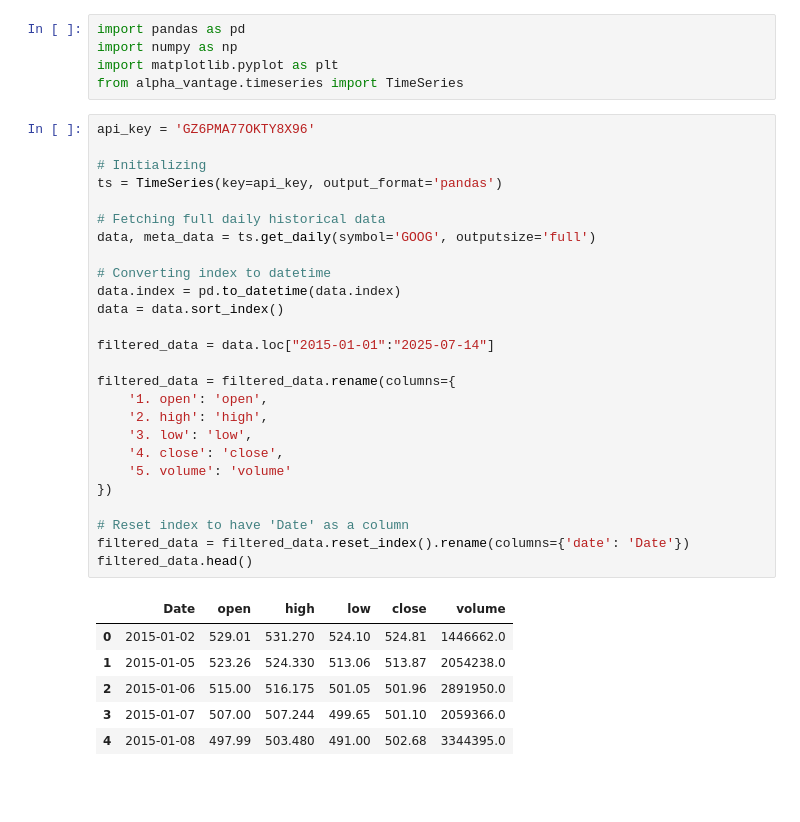
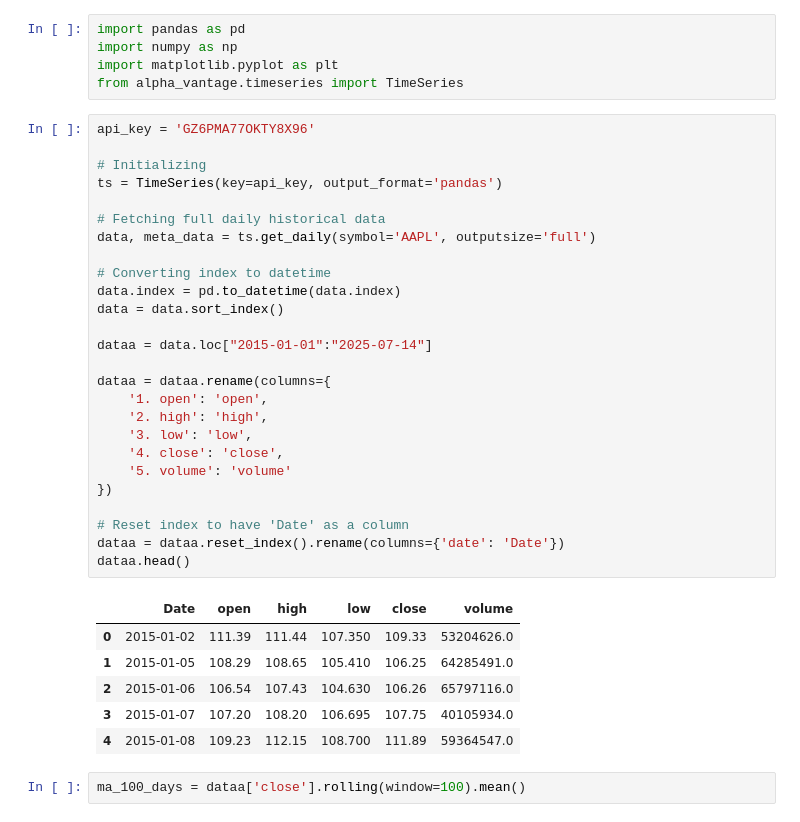
Before and after one commit to DevGupta0112/applied_Machine_Learning, a Jupyter notebook: stock_prediction/model.ipynb, the cells around one changed output. Cells and saved outputs as stored; diff of their text form; blank space fills up the shorter version.

```diff
--- a/stock_prediction/model.ipynb
+++ b/stock_prediction/model.ipynb
@@ -6,33 +6,35 @@ from alpha_vantage.timeseries import TimeSeries
 # %%
 api_key = 'GZ6PMA77OKTY8X96'
 
 # Initializing
 ts = TimeSeries(key=api_key, output_format='pandas')
 
 # Fetching full daily historical data
-data, meta_data = ts.get_daily(symbol='GOOG', outputsize='full')
+data, meta_data = ts.get_daily(symbol='AAPL', outputsize='full')
 
 # Converting index to datetime
 data.index = pd.to_datetime(data.index)
 data = data.sort_index()
 
-filtered_data = data.loc["2015-01-01":"2025-07-14"]
+dataa = data.loc["2015-01-01":"2025-07-14"]
 
-filtered_data = filtered_data.rename(columns={
+dataa = dataa.rename(columns={
     '1. open': 'open',
     '2. high': 'high',
     '3. low': 'low',
     '4. close': 'close',
     '5. volume': 'volume'
 })
 
 # Reset index to have 'Date' as a column
-filtered_data = filtered_data.reset_index().rename(columns={'date': 'Date'})
-filtered_data.head()
+dataa = dataa.reset_index().rename(columns={'date': 'Date'})
+dataa.head()
 # %% [output]
 |  | Date | open | high | low | close | volume |
-| 0 | 2015-01-02 | 529.01 | 531.270 | 524.10 | 524.81 | 1446662.0 |
-| 1 | 2015-01-05 | 523.26 | 524.330 | 513.06 | 513.87 | 2054238.0 |
-| 2 | 2015-01-06 | 515.00 | 516.175 | 501.05 | 501.96 | 2891950.0 |
-| 3 | 2015-01-07 | 507.00 | 507.244 | 499.65 | 501.10 | 2059366.0 |
-| 4 | 2015-01-08 | 497.99 | 503.480 | 491.00 | 502.68 | 3344395.0 |
+| 0 | 2015-01-02 | 111.39 | 111.44 | 107.350 | 109.33 | 53204626.0 |
+| 1 | 2015-01-05 | 108.29 | 108.65 | 105.410 | 106.25 | 64285491.0 |
+| 2 | 2015-01-06 | 106.54 | 107.43 | 104.630 | 106.26 | 65797116.0 |
+| 3 | 2015-01-07 | 107.20 | 108.20 | 106.695 | 107.75 | 40105934.0 |
+| 4 | 2015-01-08 | 109.23 | 112.15 | 108.700 | 111.89 | 59364547.0 |
+# %%
+ma_100_days = dataa['close'].rolling(window=100).mean()
```
Also changed, not shown: parts of 2 cells of this notebook.
